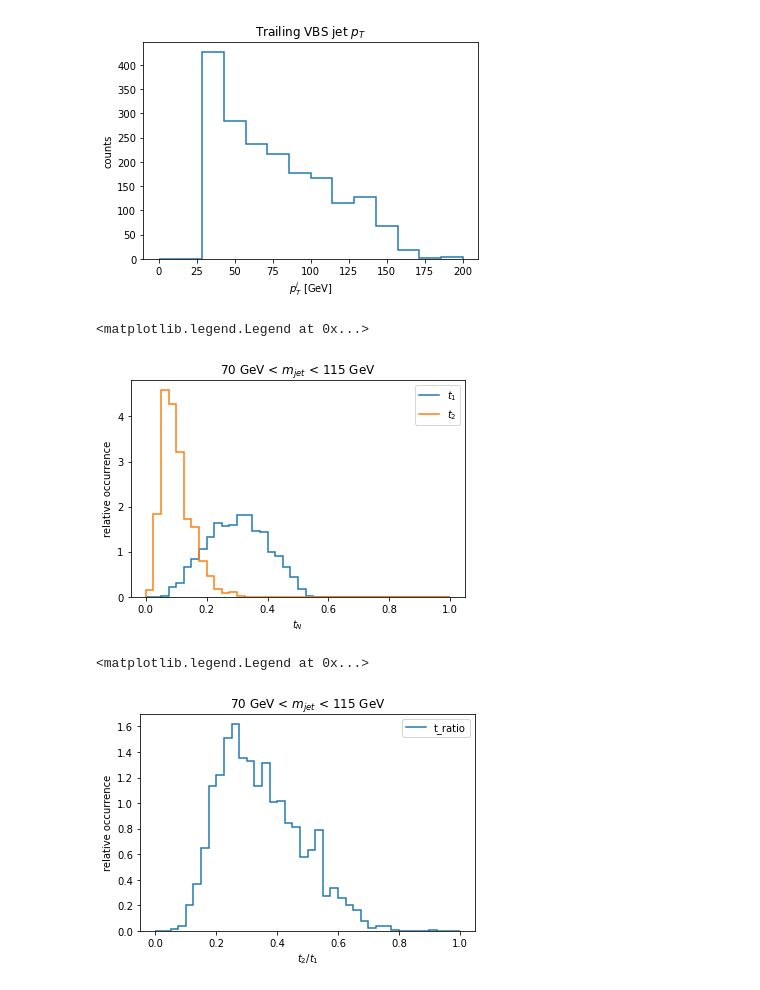
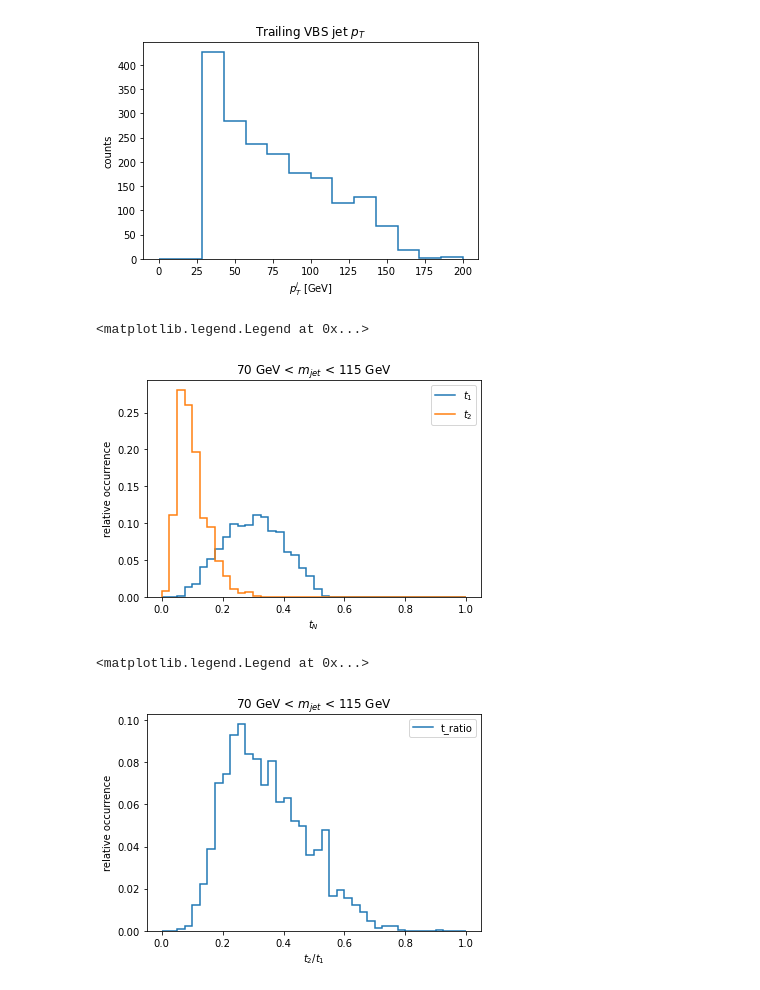
Before and after one commit to rdelliga/Coffea_Swan, a Jupyter notebook: cuts1.ipynb, the cells around one changed output. Saved outputs shown, nothing was run; the diff lists cells and outputs as text; code cells hidden in the pictures.

```diff
--- a/cuts1.ipynb
+++ b/cuts1.ipynb
@@ -269,17 +273,4 @@ class MyProcessor(processor.ProcessorABC):
 # %%
-#lists the datasets and corresponding files
-base = '/eos/cms/store/mc/RunIISummer20UL18NanoAODv9/WJetsToLNu_HT-100To200_TuneCP5_13TeV-madgraphMLM-pythia8/NANOAODSIM/106X_upgrade2018_realistic_v16_L1v1-v1/'
-
-fileset = {
-    'bkg': [
-        base + '2810000/8D99B98F-CABA-E74E-81E3-63779BC0A6AD.root',
-        base + '30000/08A5C166-FD81-954D-B937-923B4A1C085C.root',
-    ],
-    'signal': [
-        'com_SM_final.root'
-    ]
-}
-
 #Clock
 tstart = time.time()
 
@@ -289,14 +280,14 @@ futures_run = processor.Runner(
     #In the previous line, we can then set the the number of cores to use as argument of the FuturesExecutor
     schema=NanoAODSchema,
     #Coffea will split your data into chunks of many events.
-    chunksize=50_000 #default 100_000
+    #chunksize=200_000 #default 100_000
     #maxchunks argument will stop the analysis after a certain number of chunks are reached
     #maxchunks=10,
 )
 
 out = futures_run(
-    fileset,
-    "Events",
+    "fileset.json",
+    "Events", #Name of the TTree in the root file
     processor_instance=MyProcessor()
 )
 
@@ -380,21 +371,21 @@ plt.title("Trailing VBS jet $p_{T}$")
 Text(0.5, 1.0, 'Trailing VBS jet $p_{T}$')
 [figure]
 # %%
-out["signal"]["Nsubj"].plot()
+(out["sig_WPHADWMLEPjj_4f_EWK"]["Nsubj"]/out["sig_WWjj4f"]["entries"]).plot()
 plt.title("70 GeV < $m_{jet}$ < 115 GeV")
 plt.xlabel("$t_{N}$")
 plt.ylabel("relative occurrence")
 plt.legend()
 # %% [output]
 <matplotlib.legend.Legend at 0x...>
-[figure, old version]
+[figure, new version]
 # %%
-out["signal"]["t_ratio"].plot()
+(out["sig_WPHADWMLEPjj_4f_EWK"]["t_ratio"]/out["sig_WWjj4f"]["entries"]).plot()
 plt.title("70 GeV < $m_{jet}$ < 115 GeV")
 plt.xlabel("$t_{2}/t_{1}$")
 plt.ylabel("relative occurrence")
 plt.legend()
 # %% [output]
 <matplotlib.legend.Legend at 0x...>
-[figure, old version]
+[figure, new version]
 # %%
```
Also changed, not shown: parts of 11 cells of this notebook, 2 other files.
